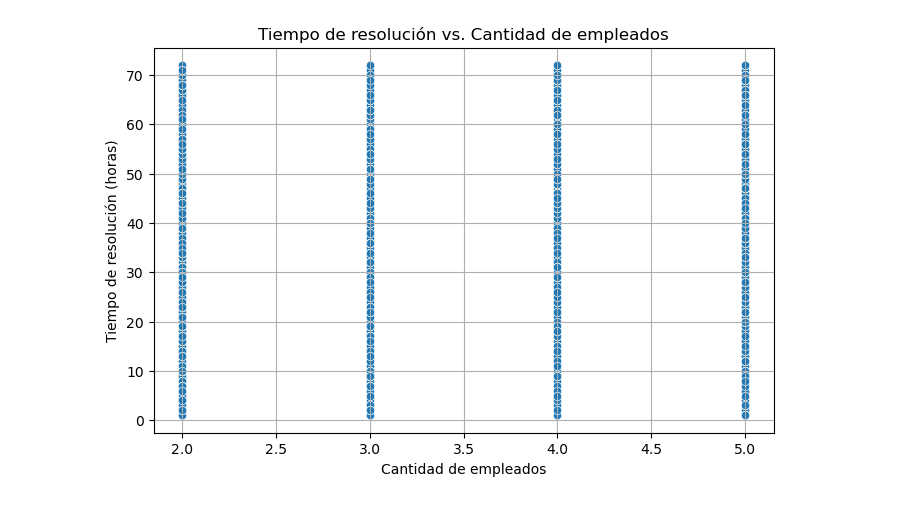
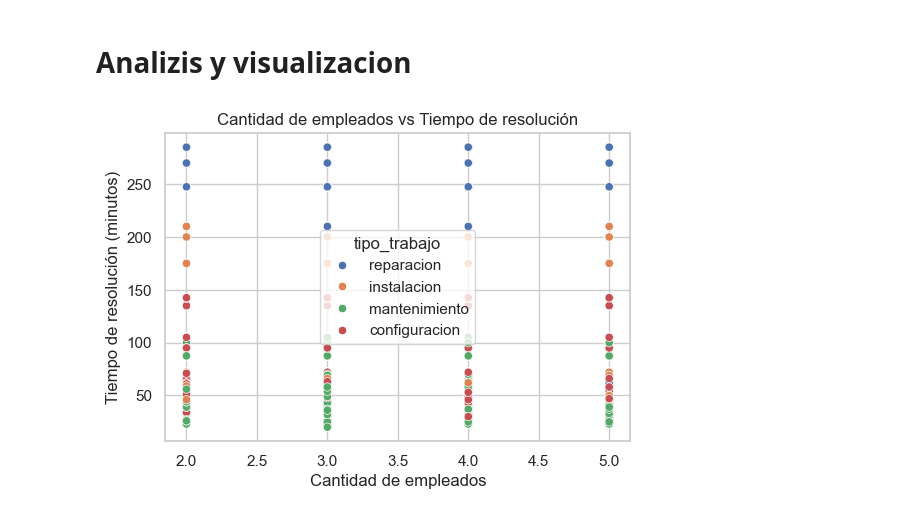
Before and after one commit to alejav0240/Datalan, a Jupyter notebook: MachineLearning/regresionLineal/RegresionLineal.ipynb, the cells around one changed output. Cells and saved outputs as stored; diff of their text form; code cells hidden in the pictures.

```diff
--- a/MachineLearning/regresionLineal/RegresionLineal.ipynb
+++ b/MachineLearning/regresionLineal/RegresionLineal.ipynb
@@ -36,4 +43,4 @@ df_prediccion
 # Convertir fechas y calcular el tiempo de resolución en horas
 df_trabajos['created_at'] = pd.to_datetime(df_trabajos['created_at'], errors='coerce')
 df_trabajos['updated_at'] = pd.to_datetime(df_trabajos['updated_at'], errors='coerce')
-df_trabajos['tiempo_resolucion'] = (df_trabajos['updated_at'] - df_trabajos['created_at']).dt.total_seconds() / 3600
+df_prediccion['tiempo_resolucion'] = (df_trabajos['updated_at'] - df_trabajos['created_at']).dt.total_seconds() / 3600
@@ -108,0 +99,5 @@ Tiempo estimado de resolución: 36.15 horas
+# %%
+df_prediccion['tiempo_resolucion_validado'] = df_prediccion.apply(validar_y_ajustar_tiempo, axis=1)
+
+print("\nDataFrame con tiempos de resolución validados y ajustados:")
+df_prediccion
@@ -108,0 +119,12 @@ Tiempo estimado de resolución: 36.15 horas
+# %%
+# Eliminar la columna 'tiempo_resolucion' si existe
+if 'tiempo_resolucion' in df_prediccion.columns:
+    df_prediccion.drop(columns='tiempo_resolucion', inplace=True)
+
+# Renombrar la columna 'tiempo_resolucion_validado' a 'tiempo_resolucion'
+if 'tiempo_resolucion_validado' in df_prediccion.columns:
+    df_prediccion.rename(columns={'tiempo_resolucion_validado': 'tiempo_resolucion'}, inplace=True)
+
+# Contar cuántas veces aparece cada tipo de trabajo y prioridad
+df_prediccion['cant_tipo_trabajo'] = df_prediccion['tipo_trabajo'].map(df_prediccion['tipo_trabajo'].value_counts())
+df_prediccion['cant_prioridad'] = df_prediccion['prioridad'].map(df_prediccion['prioridad'].value_counts())
@@ -109,14 +147,19 @@ Tiempo estimado de resolución: 36.15 horas
+# %% [markdown]
+# Analizis y visualizacion
 # %%
 import matplotlib.pyplot as plt
 import seaborn as sns
+# %%
+# Estilo de los gráficos
+sns.set(style="whitegrid")
 # %%
-plt.figure(figsize=(8, 5))
-sns.scatterplot(data=df_modelo, x='cantidad_empleados', y='tiempo_resolucion')
-plt.title('Tiempo de resolución vs. Cantidad de empleados')
+# 1. cantidad_empleados vs tiempo_resolucion
+plt.figure(figsize=(6, 4))
+sns.scatterplot(data=df_prediccion, x='cantidad_empleados', y='tiempo_resolucion', hue='tipo_trabajo')
+plt.title('Cantidad de empleados vs Tiempo de resolución')
 plt.xlabel('Cantidad de empleados')
-plt.ylabel('Tiempo de resolución (horas)')
-plt.grid(True)
+plt.ylabel('Tiempo de resolución (minutos)')
 plt.show()
 # %% [output]
-[figure, old version]
+[figure, new version]
 # %%
```
Also changed, not shown: parts of 56 cells of this notebook, 3 other files.
